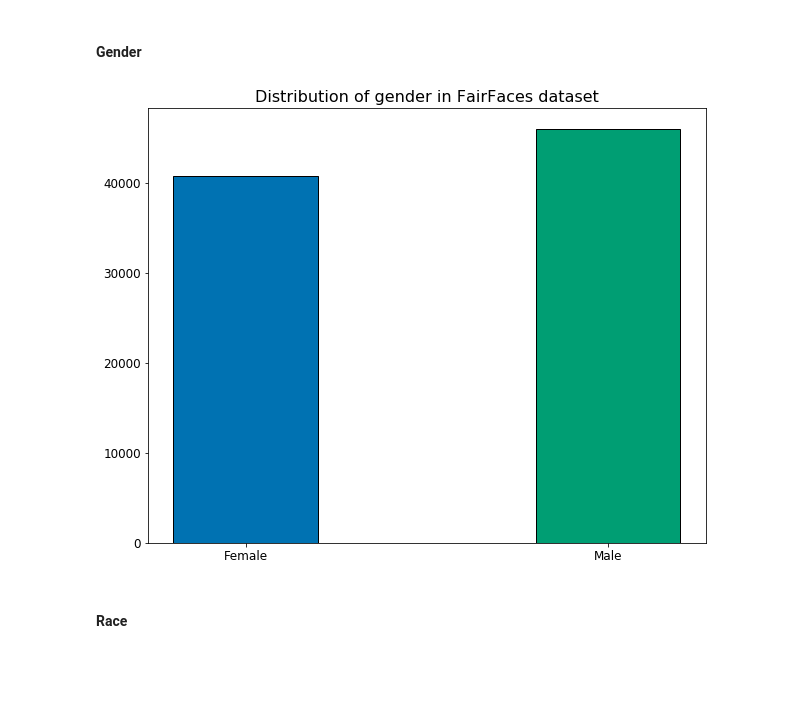
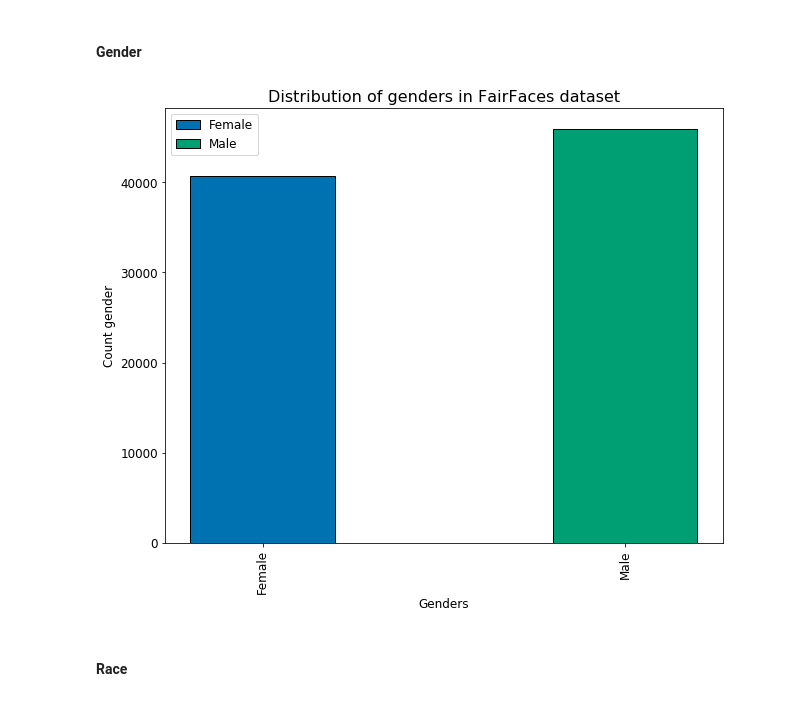
Before and after one commit to EwertonDCSilv/emotion_faces, a Jupyter notebook: tp.ipynb, the cells around one changed output. Saved outputs shown, nothing was run; the diff lists cells and outputs as text; code cells hidden in the pictures; blank space fills up the shorter version.

Commit message:
Create chart for analisys

```diff
--- a/tp.ipynb
+++ b/tp.ipynb
@@ -186,18 +186,29 @@ def mergeForPlot(df, colName):
 # %%
 # Count gender in FairFaces Dataset
 faces_gender = df[['gender',"file"]]
+faces_gender.columns = ['gender',"count"]
 faces_gender = faces_gender.groupby("gender",as_index=False).count()
+gender_list = faces_gender['gender'].unique()
 
 # Values
-names = faces_gender.iloc[0:2,:1].values.T[0]
-values = faces_gender.iloc[:,-1:].values.T[0]
+genders_list = faces_gender.iloc[:,0].values
+values = faces_gender.iloc[:,1].values
 
-# Ploting chart
-bar_plot = plt.bar(names, values,  width = 0.40, color=['#0072b2','#009e73'], edgecolor='k', align = 'center')
-plt.title("Distribution of gender in FairFaces dataset")
+# Ploting line by line
+for unq_value in gender_list:
+    mask = faces_gender['gender'] == unq_value
+    df_subset = faces_gender[mask]
+    plt.bar(df_subset['gender'], df_subset['count'], edgecolor='k',width=0.4)
+
+# Config plot
+plt.xticks(rotation=90)
+plt.xlabel("Genders")
+plt.ylabel("Count gender")
+plt.title("Distribution of genders in FairFaces dataset")
+plt.legend(gender_list)
 plt.show()
 # %% [output]
-[figure, old version]
+[figure, new version]
 # %% [markdown]
 #### Race
 # %%
```
Also changed, not shown: parts of 3 cells of this notebook.
